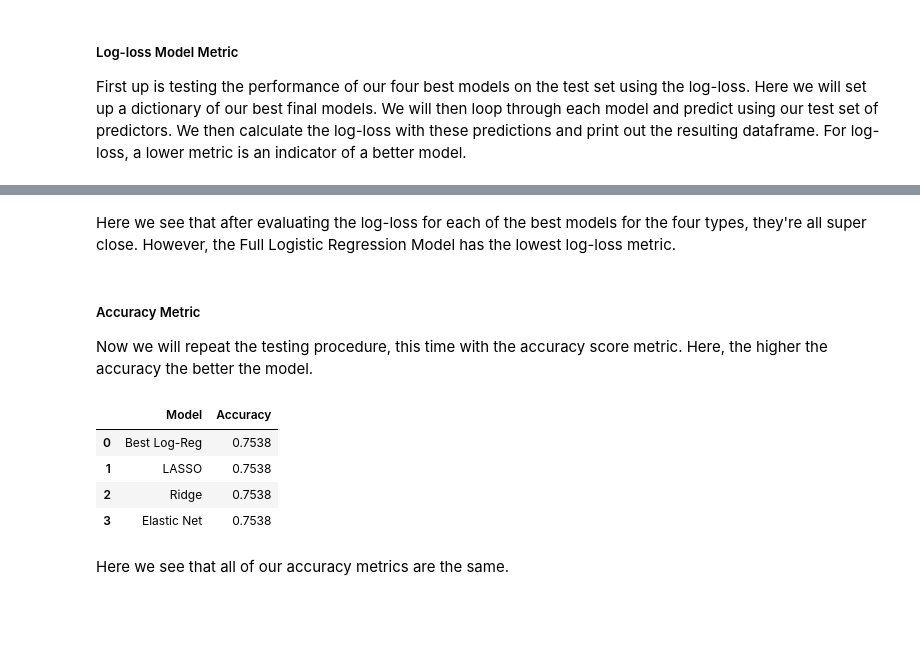
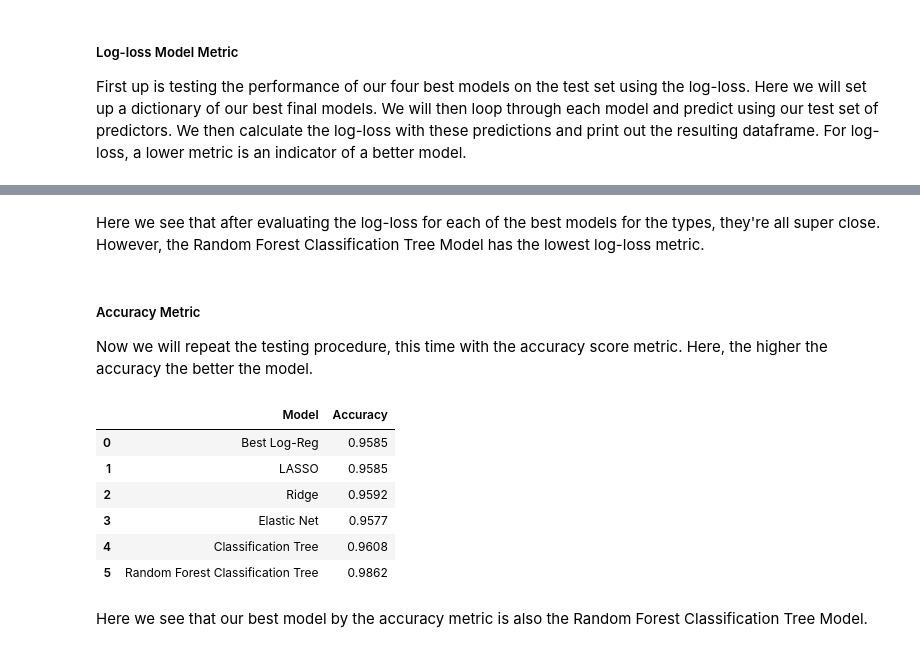
Before and after one commit to Ambaright/ST-554-Homework-8, a Jupyter notebook: Baright_ST554_Homework_8.ipynb, the cells around one changed output, grey strips where cells are left out. Saved outputs shown, nothing was run; the diff lists cells and outputs as text; code cells hidden in the pictures; blank space fills up the shorter version.

Commit message:
Classification Random Forest and Testing

```diff
--- a/Baright_ST554_Homework_8.ipynb
+++ b/Baright_ST554_Homework_8.ipynb
@@ -631,0 +651,5 @@ elastic_c_best = LogisticRegression(
+# %%
+clf_tree_best = DecisionTreeClassifier(max_depth = clf_tree_tune.best_params_['max_depth'],
+                    min_samples_leaf = clf_tree_tune.best_params_['min_samples_leaf']).fit\
+    (X_train[["chlorides", "pH", "citric acid", "density", "sulphates", "fixed acidity"]],
+    y_train["type"])
@@ -631,0 +660,12 @@ elastic_c_best = LogisticRegression(
+# %%
+# Set up parameters for random forest
+parameters_clf_rf = {"max_features": range(1,4), "max_depth": [3,4,5,10,15], "min_samples_leaf": [3,10,50,100]}
+rf_clf_tune = GridSearchCV(estimator = RandomForestClassifier(),
+                           param_grid = parameters_clf_rf,
+                           cv = 5,
+                           scoring = 'neg_log_loss')
+rf_clf_tune.fit(X_train[["chlorides", "pH", "citric acid", "density", "sulphates", "fixed acidity"]]
+         ,y_train["type"])
+
+# Print for best estimators
+print(rf_clf_tune.best_estimator_)
@@ -632,3 +676,9 @@ elastic_c_best = LogisticRegression(
+# %%
+rf_clf_best = RandomForestClassifier(max_depth = rf_clf_tune.best_params_['max_depth'],
+                                    max_features = rf_clf_tune.best_params_['max_features'],
+                                    min_samples_leaf = rf_clf_tune.best_params_['min_samples_leaf']).fit\
+    (X_train[["chlorides", "pH", "citric acid", "density", "sulphates", "fixed acidity"]]
+         ,y_train["type"])
 # %% [markdown]
 #### Test Models
 
@@ -643,14 +693,14 @@ class_models = {
     "LASSO": lasso_c_best,
     "Ridge": ridge_c_best,
     "Elastic Net": elastic_c_best,
-    "Classification Tree:", clf_tree_best,
+    "Classification Tree": clf_tree_best,
     "Random Forest Classification Tree": rf_clf_best
 }
 
 classification_results_ll = []
 
 for name, model in class_models.items():
-    y_prob = model.predict_proba(X_train[["chlorides", "pH", "citric acid", "density", "sulphates", "fixed acidity"]])
+    y_prob = model.predict_proba(X_test[["chlorides", "pH", "citric acid", "density", "sulphates", "fixed acidity"]])
 
     loss = log_loss(y_test["type"], y_prob)
 
@@ -666,5 +722,5 @@ SyntaxError: ':' expected after dictionary key (2084486420.py, line 6)
 # %% [markdown]
-Here we see that after evaluating the log-loss for each of the best models for the four types, they're all super close. However, the Full Logistic Regression Model has the lowest log-loss metric.
+Here we see that after evaluating the log-loss for each of the best models for the types, they're all super close. However, the Random Forest Classification Tree Model has the lowest log-loss metric.
 # %% [markdown]
 ##### Accuracy Metric
 
@@ -672,23 +728,25 @@ Now we will repeat the testing procedure, this time with the accuracy score metr
 # %%
 classification_results_a = []
 
 for name, model in class_models.items():
-    y_pred = model.predict(X_train[["chlorides", "pH", "citric acid", "density", "sulphates", "fixed acidity"]])
+    y_pred = model.predict(X_test[["chlorides", "pH", "citric acid", "density", "sulphates", "fixed acidity"]])
 
     acc = accuracy_score(y_test["type"], y_pred)
 
     classification_results_a.append({
         "Model": name,
         "Accuracy": round(acc, 4)
     })
 
 # Display Results
 pd.DataFrame(classification_results_a)
 # %% [output]
 |  | Model | Accuracy |
-| 0 | Best Log-Reg | 0.7538 |
-| 1 | LASSO | 0.7538 |
-| 2 | Ridge | 0.7538 |
-| 3 | Elastic Net | 0.7538 |
+| 0 | Best Log-Reg | 0.9585 |
+| 1 | LASSO | 0.9585 |
+| 2 | Ridge | 0.9592 |
+| 3 | Elastic Net | 0.9577 |
+| 4 | Classification Tree | 0.9608 |
+| 5 | Random Forest Classification Tree | 0.9862 |
 # %% [markdown]
-Here we see that all of our accuracy metrics are the same.
+Here we see that our best model by the accuracy metric is also the Random Forest Classification Tree Model.
```
Also changed, not shown: parts of 7 cells of this notebook.
